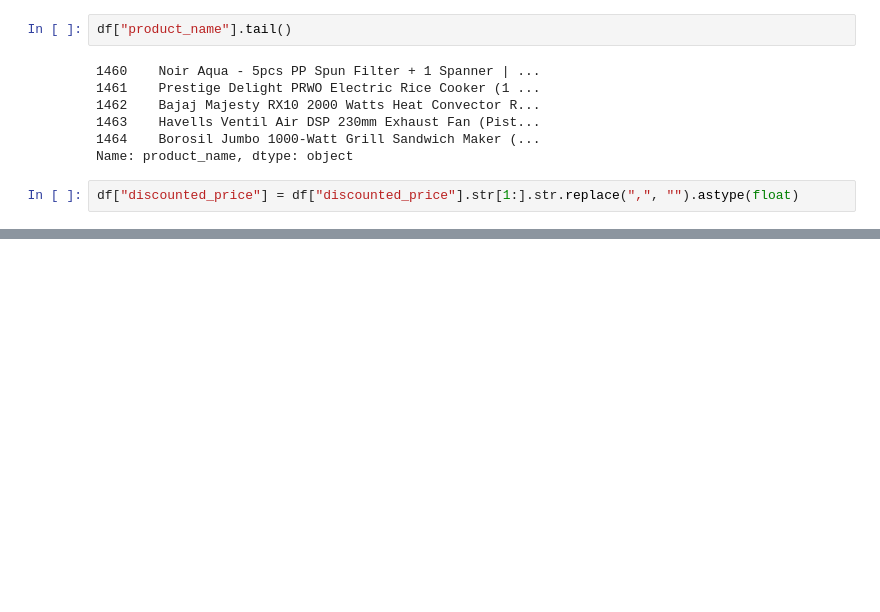
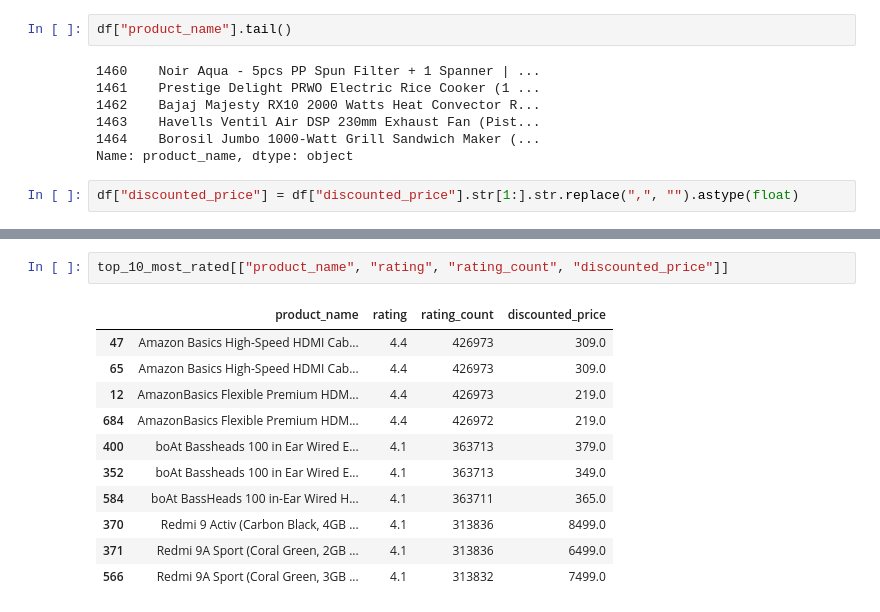
Before and after one commit to LouiseLuoto/Fullstack_data_louise_luoto, a Jupyter notebook: code_alongs/02_data_processing_repetition.ipynb, the cells around one changed output, grey strips where cells are left out. Saved outputs shown, nothing was run; the diff lists cells and outputs as text; blank space fills up the shorter version.

```diff
--- a/code_alongs/02_data_processing_repetition.ipynb
+++ b/code_alongs/02_data_processing_repetition.ipynb
@@ -90,0 +203,14 @@ df.head()
+# %%
+top_10_most_rated[["product_name", "rating", "rating_count", "discounted_price"]]
+# %% [output]
+|  | product_name | rating | rating_count | discounted_price |
+| 47 | Amazon Basics High-Speed HDMI Cab... | 4.4 | 426973 | 309.0 |
+| 65 | Amazon Basics High-Speed HDMI Cab... | 4.4 | 426973 | 309.0 |
+| 12 | AmazonBasics Flexible Premium HDM... | 4.4 | 426973 | 219.0 |
+| 684 | AmazonBasics Flexible Premium HDM... | 4.4 | 426972 | 219.0 |
+| 400 | boAt Bassheads 100 in Ear Wired E... | 4.1 | 363713 | 379.0 |
+| 352 | boAt Bassheads 100 in Ear Wired E... | 4.1 | 363713 | 349.0 |
+| 584 | boAt BassHeads 100 in-Ear Wired H... | 4.1 | 363711 | 365.0 |
+| 370 | Redmi 9 Activ (Carbon Black, 4GB ... | 4.1 | 313836 | 8499.0 |
+| 371 | Redmi 9A Sport (Coral Green, 2GB ... | 4.1 | 313836 | 6499.0 |
+| 566 | Redmi 9A Sport (Coral Green, 3GB ... | 4.1 | 313832 | 7499.0 |
```
Also changed, not shown: parts of 13 cells of this notebook.
